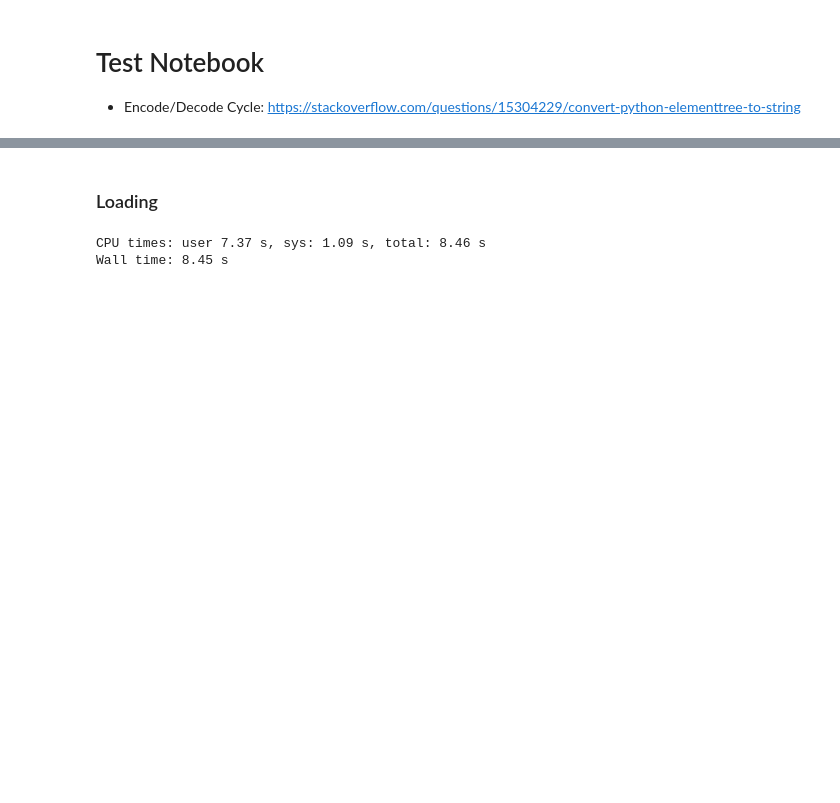
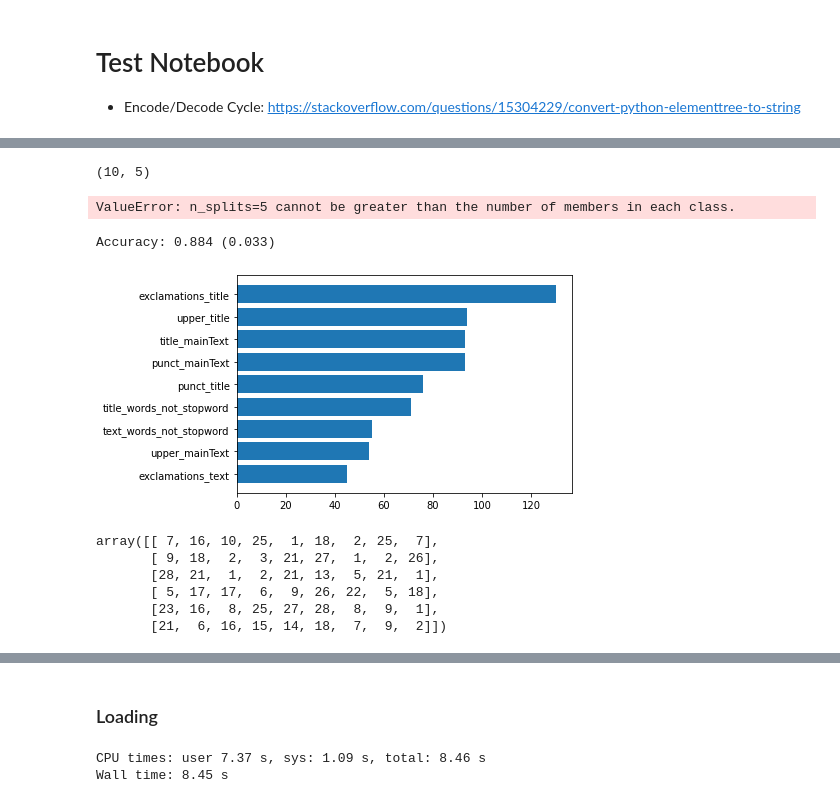
Before and after one commit to realjanpaulus/industryhtml, a Jupyter notebook: notebooks/test.ipynb, the cells around one changed output, grey strips where cells are left out. Saved outputs shown, nothing was run; the diff lists cells and outputs as text; code cells hidden in the pictures; blank space fills up the shorter version.

```diff
--- a/notebooks/test.ipynb
+++ b/notebooks/test.ipynb
@@ -22,0 +173,18 @@ from app.utils import (clean_boilerplate,
+# %%
+X_train.shape
+# %% [output]
+(10, 5)
+# %%
+%%time
+
+rfe = RFECV(estimator=LinearSVC(), min_features_to_select=1000)
+model = LinearSVC()
+pipeline = Pipeline(steps=[("v", TfidfVectorizer()),('s',rfe),('m',model)])
+# evaluate model
+#cv = RepeatedStratifiedKFold(n_splits=3, n_repeats=3, random_state=1)
+n_scores = cross_val_score(pipeline, X_train, y_train, scoring='accuracy',
+                           cv=2, n_jobs=1, error_score='raise')
+# report performance
+print('Accuracy: %.3f (%.3f)' % (mean(n_scores), std(n_scores)))
+# %% [output]
+ValueError: n_splits=5 cannot be greater than the number of members in each class.
@@ -22,0 +194,53 @@ from app.utils import (clean_boilerplate,
+# %%
+from numpy import mean
+from numpy import std
+from sklearn.datasets import make_classification
+from sklearn.model_selection import cross_val_score
+from sklearn.model_selection import RepeatedStratifiedKFold
+from sklearn.feature_selection import RFE
+from sklearn.tree import DecisionTreeClassifier
+from sklearn.pipeline import Pipeline
+# define dataset
+X, y = make_classification(n_samples=1000, n_features=10, n_informative=5, n_redundant=5, random_state=1)
+# create pipeline
+rfe = RFE(estimator=DecisionTreeClassifier(), n_features_to_select=5)
+model = DecisionTreeClassifier()
+pipeline = Pipeline(steps=[('s',rfe),('m',model)])
+# evaluate model
+cv = RepeatedStratifiedKFold(n_splits=10, n_repeats=3, random_state=1)
+n_scores = cross_val_score(pipeline, X, y, scoring='accuracy', cv=cv, n_jobs=-1, error_score='raise')
+# report performance
+print('Accuracy: %.3f (%.3f)' % (mean(n_scores), std(n_scores)))
+# %% [output]
+Accuracy: 0.884 (0.033)
+# %%
+import numpy as np
+import matplotlib.pyplot as plt
+
+def f_importances(coef, names):
+    imp = coef
+    imp,names = zip(*sorted(zip(imp,names)))
+    plt.barh(range(len(names)), imp, align='center')
+    plt.yticks(range(len(names)), names)
+    plt.show()
+
+features_names = ['title_mainText', 'upper_title', 'upper_mainText', 'punct_title', 'punct_mainText',
+                  'exclamations_title', 'exclamations_text', 'title_words_not_stopword', 'text_words_not_stopword']
+
+n_classes = 4
+n_features = len(features_names)
+
+clf_coef_ = np.random.randint(1, 30, size=(int(0.5*n_classes*(n_classes-1)), n_features))
+
+f_importances(clf_coef_.sum(axis=0), features_names)
+# %% [output]
+[figure, added]
+# %%
+clf_coef_
+# %% [output]
+array([[ 7, 16, 10, 25,  1, 18,  2, 25,  7],
+       [ 9, 18,  2,  3, 21, 27,  1,  2, 26],
+       [28, 21,  1,  2, 21, 13,  5, 21,  1],
+       [ 5, 17, 17,  6,  9, 26, 22,  5, 18],
+       [23, 16,  8, 25, 27, 28,  8,  9,  1],
+       [21,  6, 16, 15, 14, 18,  7,  9,  2]])
```
Also changed, not shown: parts of 22 cells of this notebook, 3 other files.
